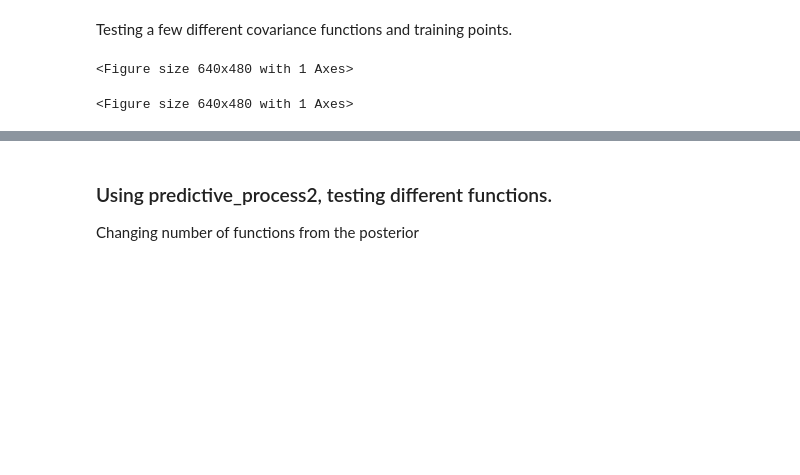
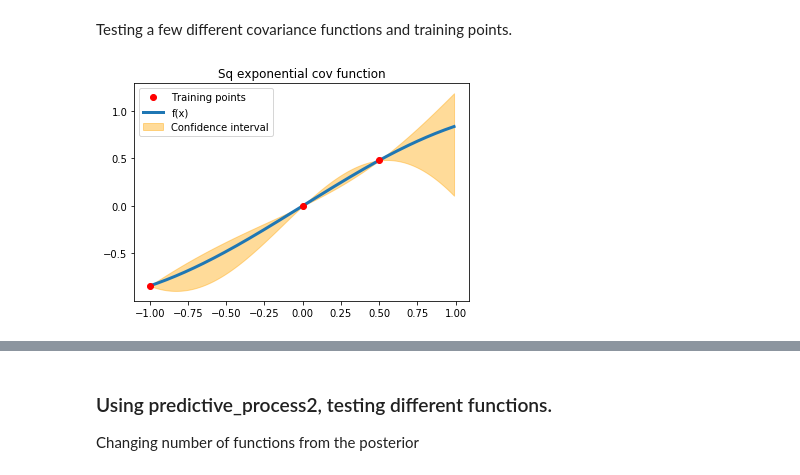
Before and after one commit to gum33/Physics-Informed-Emulator, a Jupyter notebook: Test1.ipynb, the cells around one changed output, grey strips where cells are left out. Saved outputs shown, nothing was run; the diff lists cells and outputs as text; code cells hidden in the pictures; blank space fills up the shorter version.

```diff
--- a/Test1.ipynb
+++ b/Test1.ipynb
@@ -3,19 +3,18 @@ Testing a few different covariance functions and training points.
 # %%
 import numpy as np
 from simple_gr import *
 
 ### Testing
 x = np.array([-1, 0, 0.5]).reshape(-1,1)
 x_s = np.arange(-1,1,0.01).reshape(-1,1)
 
 mu, covs = predictive_process(x, x_s, np.sin, cov_exp)
 
 plt.figure(1)
 plt.title("Sq exponential cov function")
-plot_gpr(x, x_s, np.sin, mu, covs)
+plot_gpr(x, x_s, np.sin, mu, covs, samples=30,draw_samples=False)
 # %% [output]
-<Figure size 640x480 with 1 Axes>
-<Figure size 640x480 with 1 Axes>
+[figure, added]
 # %%
 x = np.array([-1,-0.5, 0, 0.5,1]).reshape(-1,1)
 
```
Also changed, not shown: parts of 6 cells of this notebook, 2 other files.
